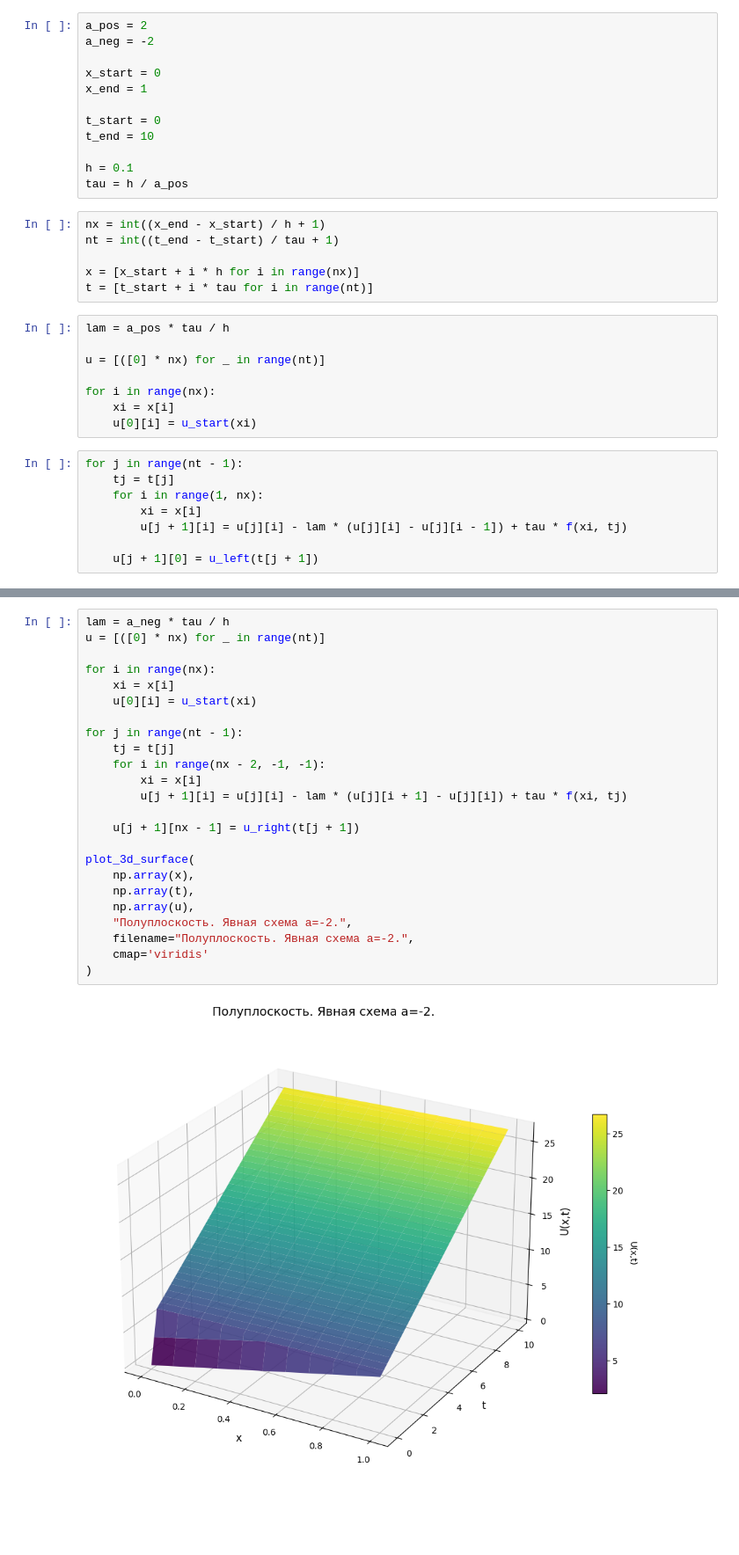
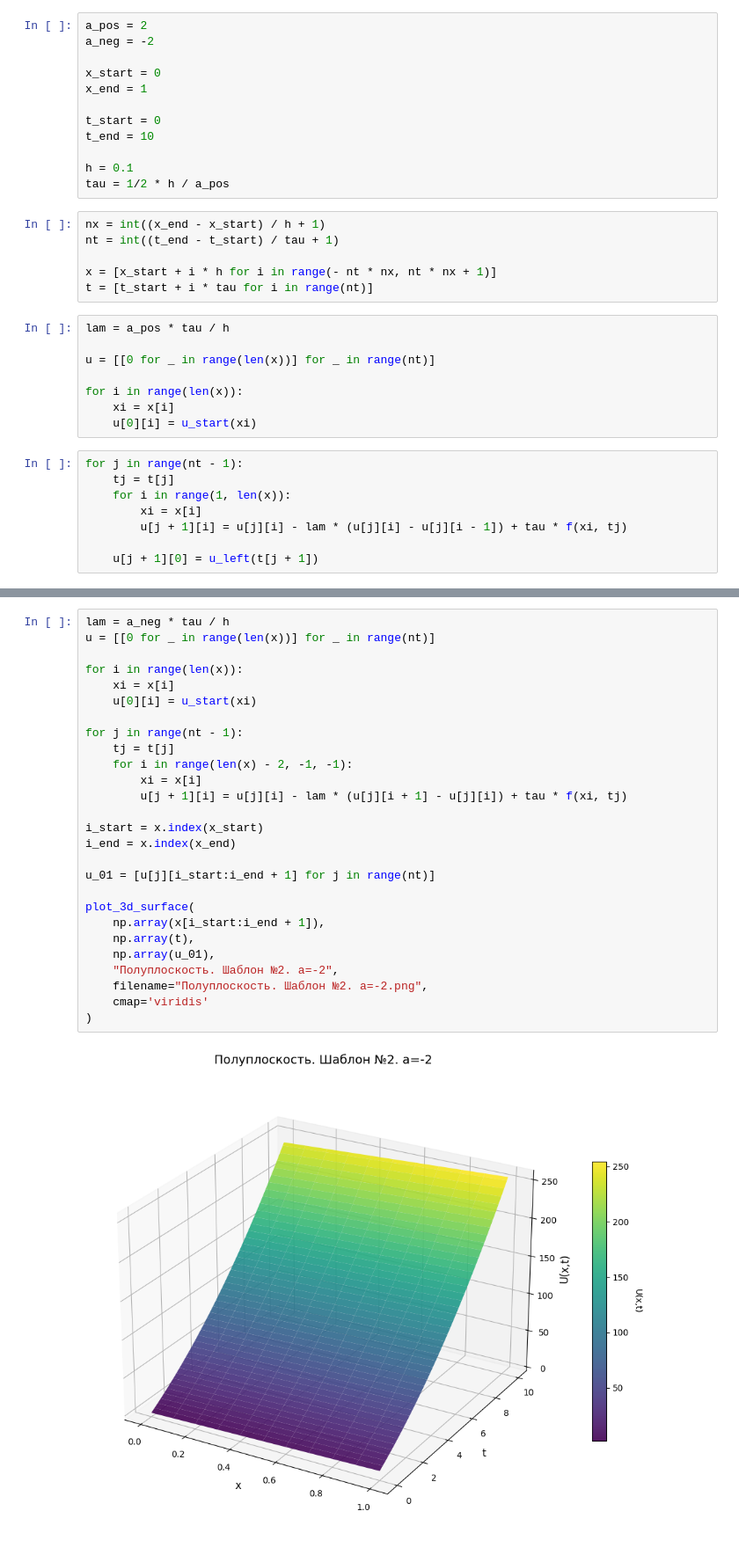
Before and after one commit to Aurum68/numerical_methods_labs, a Jupyter notebook: lab6.ipynb, the cells around one changed output, grey strips where cells are left out. Shown at 88% size. Drawn from its saved outputs; the diff is of its cells as text; blank space fills up the shorter version.

```diff
--- a/lab6.ipynb
+++ b/lab6.ipynb
@@ -52,25 +52,25 @@ t_start = 0
 t_end = 10
 
 h = 0.1
-tau = h / a_pos
+tau = 1/2 * h / a_pos
 # %%
 nx = int((x_end - x_start) / h + 1)
 nt = int((t_end - t_start) / tau + 1)
 
-x = [x_start + i * h for i in range(nx)]
+x = [x_start + i * h for i in range(- nt * nx, nt * nx + 1)]
 t = [t_start + i * tau for i in range(nt)]
 # %%
 lam = a_pos * tau / h
 
-u = [([0] * nx) for _ in range(nt)]
+u = [[0 for _ in range(len(x))] for _ in range(nt)]
 
-for i in range(nx):
+for i in range(len(x)):
     xi = x[i]
     u[0][i] = u_start(xi)
 # %%
 for j in range(nt - 1):
     tj = t[j]
-    for i in range(1, nx):
+    for i in range(1, len(x)):
         xi = x[i]
         u[j + 1][i] = u[j][i] - lam * (u[j][i] - u[j][i - 1]) + tau * f(xi, tj)
 
@@ -91,27 +96,30 @@ plot_3d_surface(
 # %%
 lam = a_neg * tau / h
-u = [([0] * nx) for _ in range(nt)]
+u = [[0 for _ in range(len(x))] for _ in range(nt)]
 
-for i in range(nx):
+for i in range(len(x)):
     xi = x[i]
     u[0][i] = u_start(xi)
 
 for j in range(nt - 1):
     tj = t[j]
-    for i in range(nx - 2, -1, -1):
+    for i in range(len(x) - 2, -1, -1):
         xi = x[i]
         u[j + 1][i] = u[j][i] - lam * (u[j][i + 1] - u[j][i]) + tau * f(xi, tj)
 
-    u[j + 1][nx - 1] = u_right(t[j + 1])
+i_start = x.index(x_start)
+i_end = x.index(x_end)
+
+u_01 = [u[j][i_start:i_end + 1] for j in range(nt)]
 
 plot_3d_surface(
-    np.array(x),
+    np.array(x[i_start:i_end + 1]),
     np.array(t),
-    np.array(u),
-    "Полуплоскость. Явная схема a=-2.",
-    filename="Полуплоскость. Явная схема a=-2.",
+    np.array(u_01),
+    "Полуплоскость. Шаблон №2. a=-2",
+    filename="Полуплоскость. Шаблон №2. a=-2.png",
     cmap='viridis'
 )
 # %% [output]
-[figure, old version]
+[figure, new version]
 (<Figure size 1200x800 with 2 Axes>,
```
Also changed, not shown: parts of 11 cells of this notebook, 1 other file.
